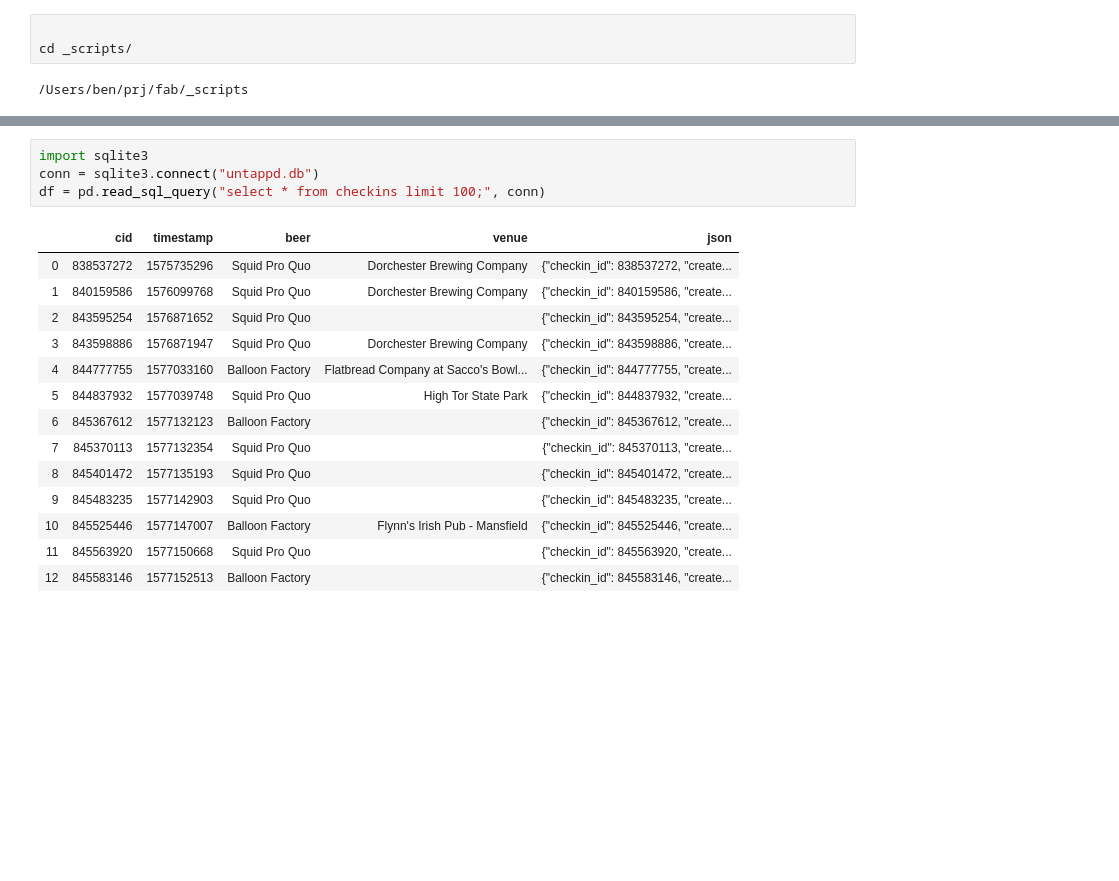
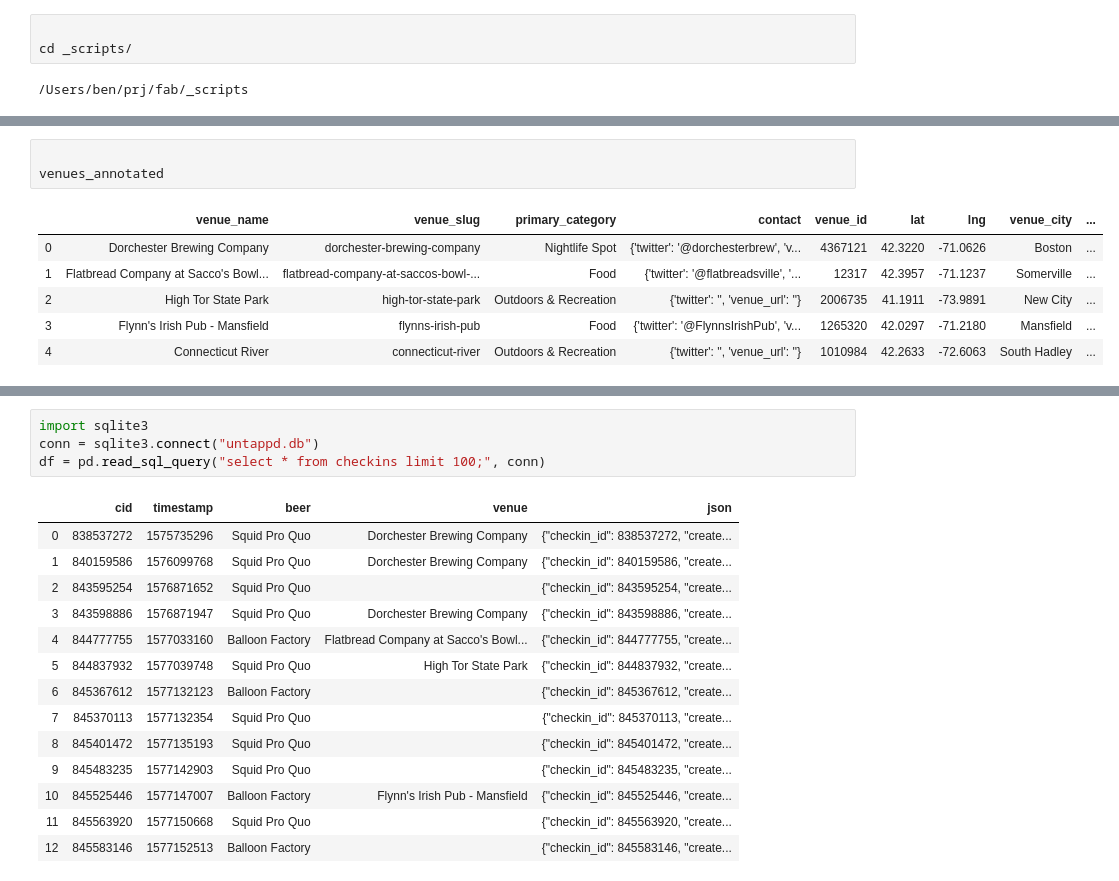
Before and after one commit to fab-rems/fab-beer.github.io, a Jupyter notebook: _scripts/sync_cans.ipynb, the cells around one changed output, grey strips where cells are left out. Cells and saved outputs as stored; diff of their text form; blank space fills up the shorter version.

```diff
--- a/_scripts/sync_cans.ipynb
+++ b/_scripts/sync_cans.ipynb
@@ -6,3 +104,13 @@ cd _scripts/
+# %%
+
+venues_annotated
+# %% [output]
+|  | venue_name | venue_slug | primary_category | contact | venue_id | lat | lng | venue_city | ... |
+| 0 | Dorchester Brewing Company | dorchester-brewing-company | Nightlife Spot | {'twitter': '@dorchesterbrew', 'v... | 4367121 | 42.3220 | -71.0626 | Boston | ... |
+| 1 | Flatbread Company at Sacco's Bowl... | flatbread-company-at-saccos-bowl-... | Food | {'twitter': '@flatbreadsville', '... | 12317 | 42.3957 | -71.1237 | Somerville | ... |
+| 2 | High Tor State Park | high-tor-state-park | Outdoors & Recreation | {'twitter': '', 'venue_url': ''} | 2006735 | 41.1911 | -73.9891 | New City | ... |
+| 3 | Flynn's Irish Pub - Mansfield | flynns-irish-pub | Food | {'twitter': '@FlynnsIrishPub', 'v... | 1265320 | 42.0297 | -71.2180 | Mansfield | ... |
+| 4 | Connecticut River | connecticut-river | Outdoors & Recreation | {'twitter': '', 'venue_url': ''} | 1010984 | 42.2633 | -72.6063 | South Hadley | ... |
 # %%
 
 
```
Also changed, not shown: parts of 14 cells of this notebook, 12 other files.
